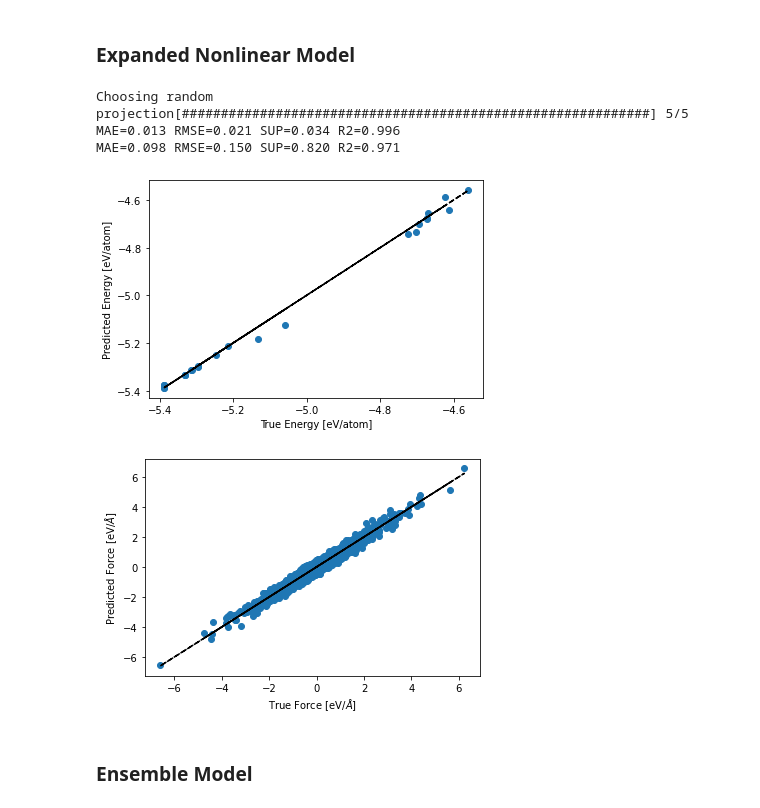
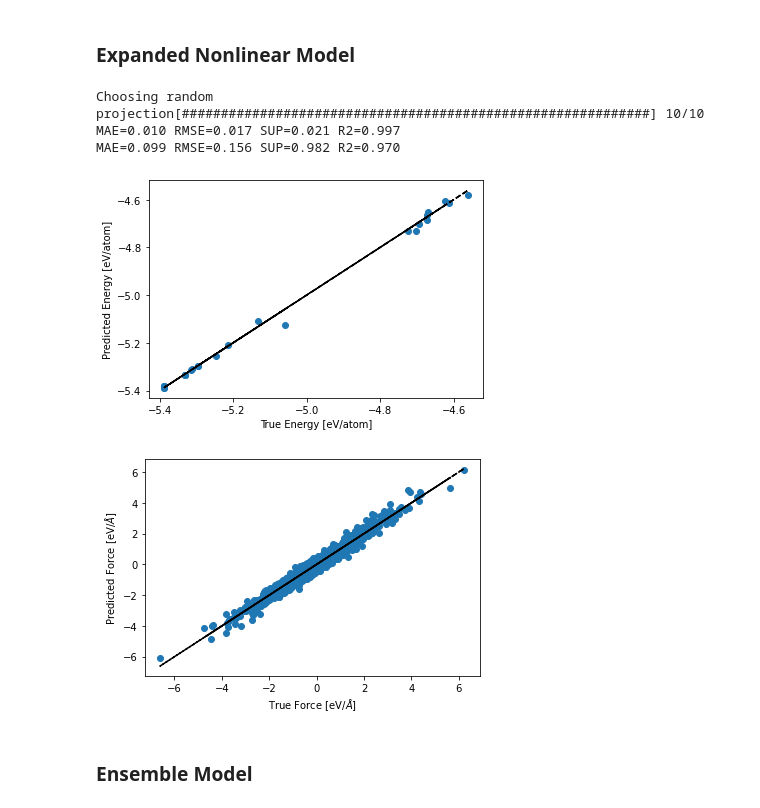
Before and after one commit to ClaudioZeni/Castle, a Jupyter notebook: notebooks/Test.ipynb, the cells around one changed output. Drawn from its saved outputs; the diff is of its cells as text; code cells hidden in the pictures.

```diff
--- a/notebooks/Test.ipynb
+++ b/notebooks/Test.ipynb
@@ -88,31 +88,31 @@ MAE=0.124 RMSE=0.190 SUP=1.059 R2=0.955
 # %%
 representation = AceRepresentation(N, maxdeg, rcut, species, energy_name=energy_name, force_name=force_name, add_sqrt=True)
 model_exp = ExpandedPotential(representation, D=500)
-model_exp.fit_from_features(tr_features, e_t, f_t, e_noise, f_noise, noise_optimization=False, iterations=5, kfold=5)
+model_exp.fit_from_features(tr_features, e_t, f_t, e_noise, f_noise, noise_optimization=False, iterations=10, kfold=5)
 predictions = model_exp.predict_from_features(val_features, forces=True)
 
 ep = predictions['energy']
 fp = predictions['forces']
 print_score(ep/nat_val, e_val/nat_val)
 print_score(fp.flatten(), f_val.flatten())
 
 plt.scatter(e_val/nat_val, ep/nat_val)
 plt.plot(e_val/nat_val, e_val/nat_val, 'k--')
 plt.xlabel("True Energy [eV/atom]")
 plt.ylabel("Predicted Energy [eV/atom]")
 plt.show()
 
 plt.scatter(f_val, fp)
 plt.plot(f_val, f_val, 'k--')
 plt.xlabel("True Force [eV/$\AA$]")
 plt.ylabel("Predicted Force [eV/$\AA$]")
 plt.show()
 # %% [output]
-Choosing random projection[############################################################] 5/5
-MAE=0.013 RMSE=0.021 SUP=0.034 R2=0.996
-MAE=0.098 RMSE=0.150 SUP=0.820 R2=0.971
+Choosing random projection[############################################################] 10/10
+MAE=0.010 RMSE=0.017 SUP=0.021 R2=0.997
+MAE=0.099 RMSE=0.156 SUP=0.982 R2=0.970
-[figure, old version]
+[figure, new version]
-[figure, old version]
+[figure, new version]
 # %% [markdown]
 ### Ensemble Model
 # %%
```
Also changed, not shown: 1 other file.
